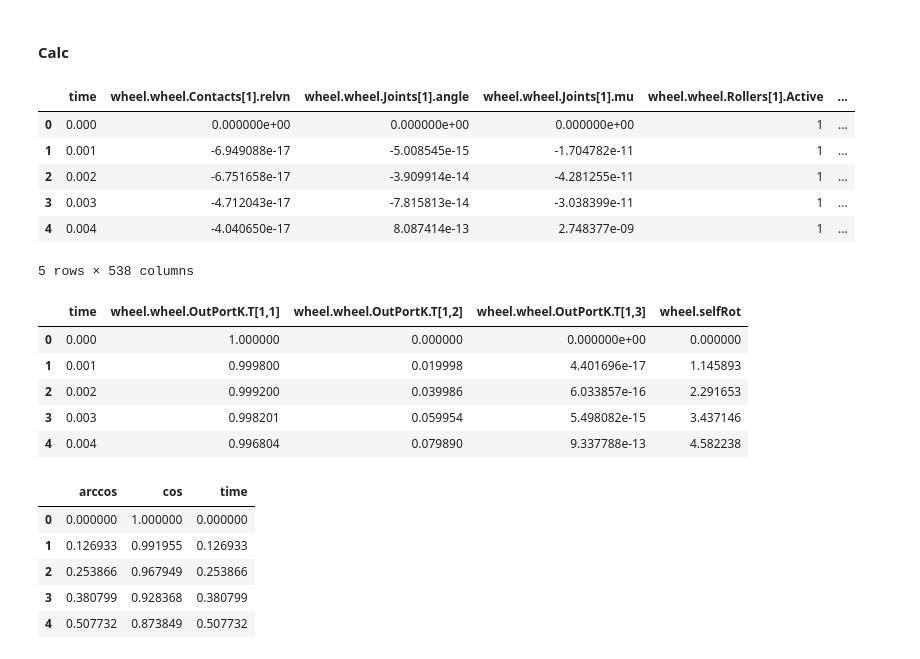
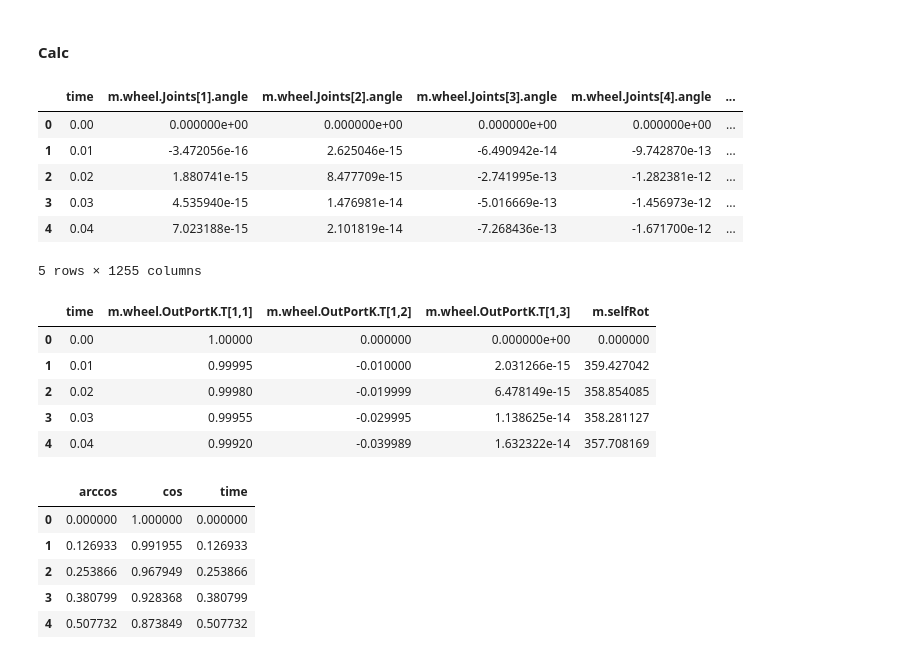
Before and after one commit to admech/mbs, a Jupyter notebook: omni/py.ipynb, the cells around one changed output. Cells and saved outputs as stored; diff of their text form; code cells hidden in the pictures.

```diff
--- a/omni/py.ipynb
+++ b/omni/py.ipynb
@@ -61,0 +126,2 @@ res = pd.read_csv('/home/vf/om/models/omni/test/out/MbsLite.Test.SingleRollerOmn
+# %%
+res = pd.read_csv('/home/vf/om/models/omni/tmp/MbsLite.Test.Omni.OmniWheelAtRestTest_res.csv')
@@ -62,40 +130,40 @@ res = pd.read_csv('/home/vf/om/models/omni/test/out/MbsLite.Test.SingleRollerOmn
 # %%
 res.head()
 # %% [output]
-|  | time | wheel.wheel.Contacts[1].relvn | wheel.wheel.Joints[1].angle | wheel.wheel.Joints[1].mu | wheel.wheel.Rollers[1].Active | ... |
-| 0 | 0.000 | 0.000000e+00 | 0.000000e+00 | 0.000000e+00 | 1 | ... |
-| 1 | 0.001 | -6.949088e-17 | -5.008545e-15 | -1.704782e-11 | 1 | ... |
-| 2 | 0.002 | -6.751658e-17 | -3.909914e-14 | -4.281255e-11 | 1 | ... |
-| 3 | 0.003 | -4.712043e-17 | -7.815813e-14 | -3.038399e-11 | 1 | ... |
-| 4 | 0.004 | -4.040650e-17 | 8.087414e-13 | 2.748377e-09 | 1 | ... |
+|  | time | m.wheel.Joints[1].angle | m.wheel.Joints[2].angle | m.wheel.Joints[3].angle | m.wheel.Joints[4].angle | ... |
+| 0 | 0.00 | 0.000000e+00 | 0.000000e+00 | 0.000000e+00 | 0.000000e+00 | ... |
+| 1 | 0.01 | -3.472056e-16 | 2.625046e-15 | -6.490942e-14 | -9.742870e-13 | ... |
+| 2 | 0.02 | 1.880741e-15 | 8.477709e-15 | -2.741995e-13 | -1.282381e-12 | ... |
+| 3 | 0.03 | 4.535940e-15 | 1.476981e-14 | -5.016669e-13 | -1.456973e-12 | ... |
+| 4 | 0.04 | 7.023188e-15 | 2.101819e-14 | -7.268436e-13 | -1.671700e-12 | ... |
-5 rows × 538 columns
+5 rows × 1255 columns
 # %%
 df = res[
     [ 'time'
-    , 'wheel.wheel.OutPortK.T[1,1]'
-    , 'wheel.wheel.OutPortK.T[1,2]'
-    , 'wheel.wheel.OutPortK.T[1,3]'
+    , 'm.wheel.OutPortK.T[1,1]'
+    , 'm.wheel.OutPortK.T[1,2]'
+    , 'm.wheel.OutPortK.T[1,3]'
     ]
 ]
 df = df.assign(
-    **{ 'wheel.selfRot' : df.apply(lambda row:
-        ( np.arccos(row['wheel.wheel.OutPortK.T[1,1]'])
-        if row['wheel.wheel.OutPortK.T[1,2]'] >= 0 else
-#         np.arccos(row['wheel.wheel.OutPortK.T[1,1]'])
-        2 * np.pi - np.arccos(row['wheel.wheel.OutPortK.T[1,1]'])
+    **{ 'm.selfRot' : df.apply(lambda row:
+        ( np.arccos(row['m.wheel.OutPortK.T[1,1]'])
+        if row['m.wheel.OutPortK.T[1,2]'] >= 0 else
+#         np.arccos(row['m.wheel.OutPortK.T[1,1]'])
+        2 * np.pi - np.arccos(row['m.wheel.OutPortK.T[1,1]'])
         ) * 180/np.pi
         , axis = 1
         )
       }
 )
 df.head()
 # %% [output]
-|  | time | wheel.wheel.OutPortK.T[1,1] | wheel.wheel.OutPortK.T[1,2] | wheel.wheel.OutPortK.T[1,3] | wheel.selfRot |
-| 0 | 0.000 | 1.000000 | 0.000000 | 0.000000e+00 | 0.000000 |
-| 1 | 0.001 | 0.999800 | 0.019998 | 4.401696e-17 | 1.145893 |
-| 2 | 0.002 | 0.999200 | 0.039986 | 6.033857e-16 | 2.291653 |
-| 3 | 0.003 | 0.998201 | 0.059954 | 5.498082e-15 | 3.437146 |
-| 4 | 0.004 | 0.996804 | 0.079890 | 9.337788e-13 | 4.582238 |
+|  | time | m.wheel.OutPortK.T[1,1] | m.wheel.OutPortK.T[1,2] | m.wheel.OutPortK.T[1,3] | m.selfRot |
+| 0 | 0.00 | 1.00000 | 0.000000 | 0.000000e+00 | 0.000000 |
+| 1 | 0.01 | 0.99995 | -0.010000 | 2.031266e-15 | 359.427042 |
+| 2 | 0.02 | 0.99980 | -0.019999 | 6.478149e-15 | 358.854085 |
+| 3 | 0.03 | 0.99955 | -0.029995 | 1.138625e-14 | 358.281127 |
+| 4 | 0.04 | 0.99920 | -0.039989 | 1.632322e-14 | 357.708169 |
 # %%
 tmp = pd.DataFrame(
     { 'time'   : np.linspace(0, 4 * np.pi, 100)
```
Also changed, not shown: parts of 14 cells of this notebook, 14 other files.
